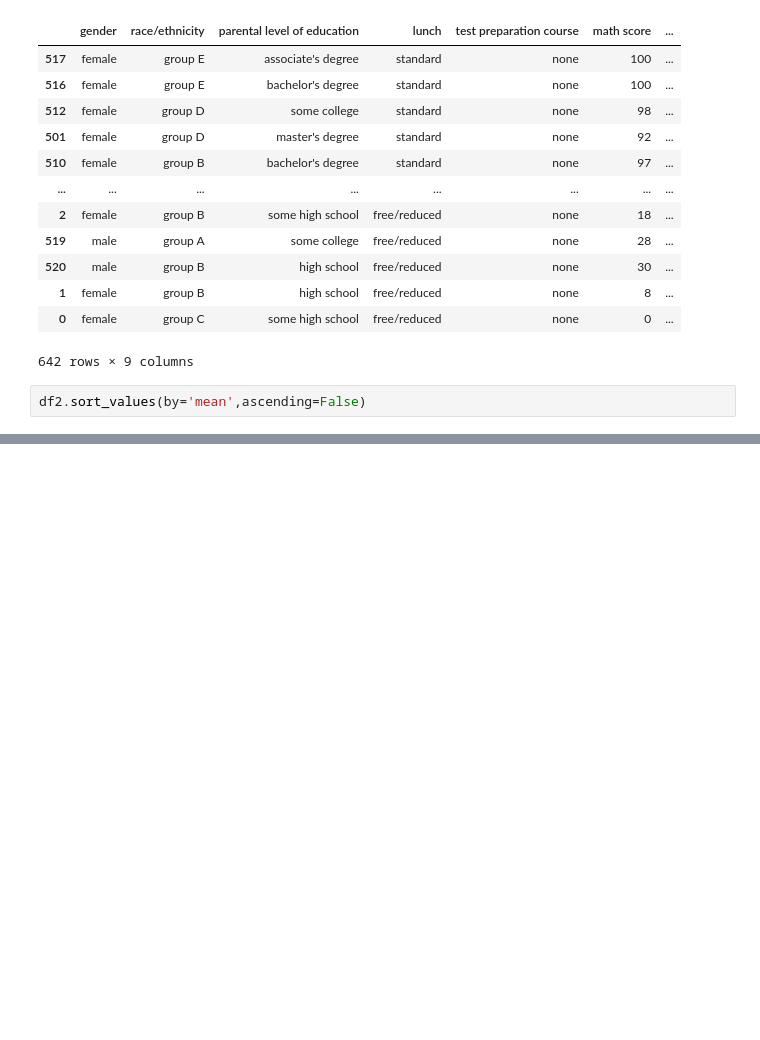
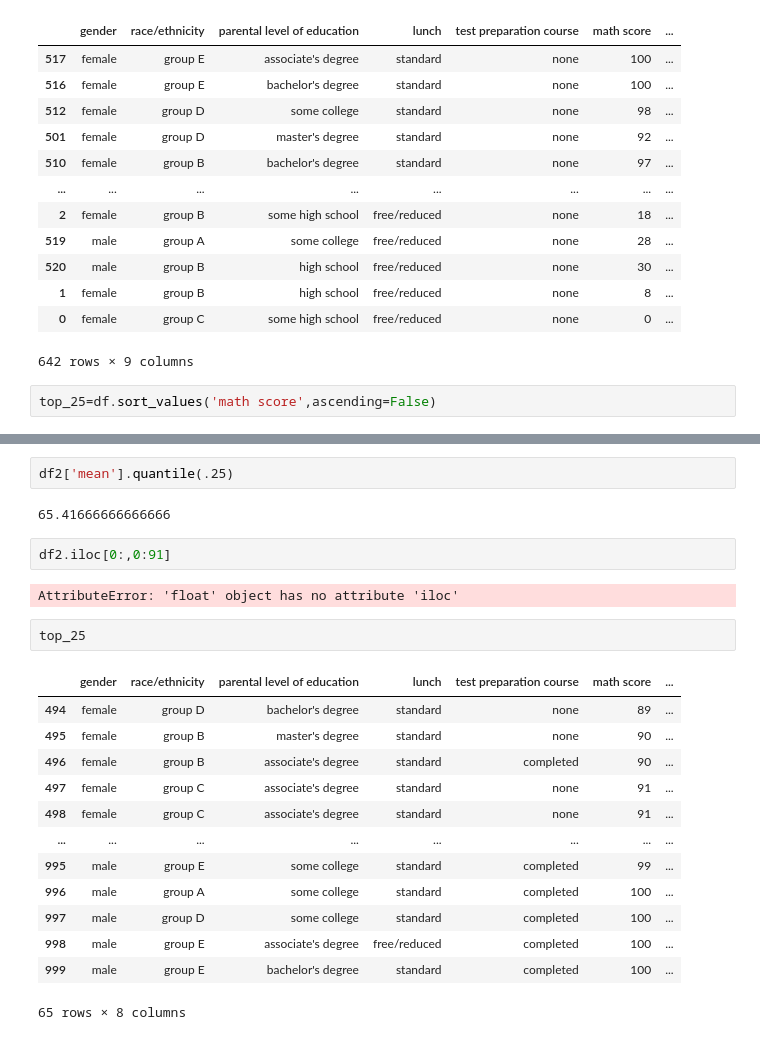
Before and after one commit to 4fth4b/python-base-3, a Jupyter notebook: Student performance.ipynb, the cells around one changed output, grey strips where cells are left out. Drawn from its saved outputs; the diff is of its cells as text; blank space fills up the shorter version.

```diff
--- a/Student performance.ipynb
+++ b/Student performance.ipynb
@@ -169,4 +158,4 @@ df3.sort_values(by='mean',ascending=False)
 | 0 | female | group C | some high school | free/reduced | none | 0 | ... |
 642 rows × 9 columns
 # %%
-df2.sort_values(by='mean',ascending=False)
+top_25=df.sort_values('math score',ascending=False)
@@ -186,0 +240,24 @@ df2.sort_values(by='mean',ascending=False)
+# %%
+df2['mean'].quantile(.25)
+# %% [output]
+65.41666666666666
+# %%
+df2.iloc[0:,0:91]
+# %% [output]
+AttributeError: 'float' object has no attribute 'iloc'
+# %%
+top_25
+# %% [output]
+|  | gender | race/ethnicity | parental level of education | lunch | test preparation course | math score | ... |
+| 494 | female | group D | bachelor's degree | standard | none | 89 | ... |
+| 495 | female | group B | master's degree | standard | none | 90 | ... |
+| 496 | female | group B | associate's degree | standard | completed | 90 | ... |
+| 497 | female | group C | associate's degree | standard | none | 91 | ... |
+| 498 | female | group C | associate's degree | standard | none | 91 | ... |
+| ... | ... | ... | ... | ... | ... | ... | ... |
+| 995 | male | group E | some college | standard | completed | 99 | ... |
+| 996 | male | group A | some college | standard | completed | 100 | ... |
+| 997 | male | group D | some college | standard | completed | 100 | ... |
+| 998 | male | group E | associate's degree | free/reduced | completed | 100 | ... |
+| 999 | male | group E | bachelor's degree | standard | completed | 100 | ... |
+65 rows × 8 columns
```
Also changed, not shown: parts of 21 cells of this notebook, 2 other files.
